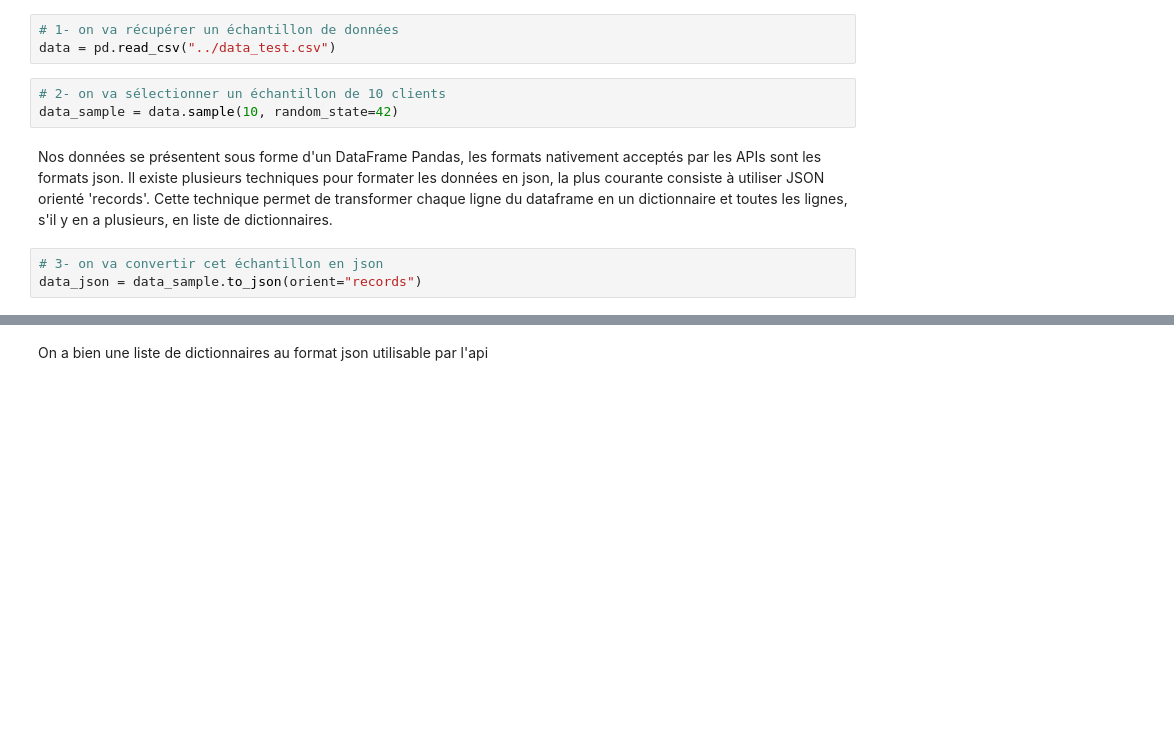
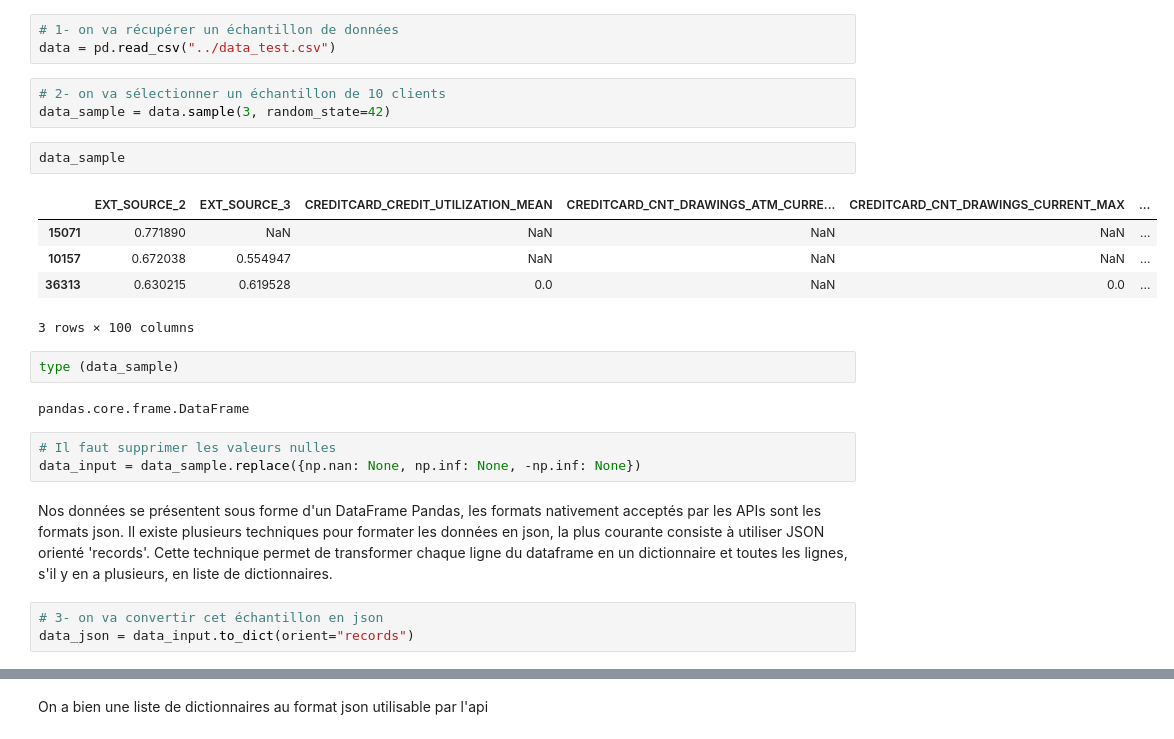
Before and after one commit to LEBOUCHER33/Implementation-scoring_model, a Jupyter notebook: Notebooks/notebook_3.ipynb, the cells around one changed output, grey strips where cells are left out. Drawn from its saved outputs; the diff is of its cells as text; blank space fills up the shorter version.

```diff
--- a/Notebooks/notebook_3.ipynb
+++ b/Notebooks/notebook_3.ipynb
@@ -34,13 +35,28 @@ url = "http://127.0.0.1:8000/predict"
 data = pd.read_csv("../data_test.csv")
 # %%
 # 2- on va sélectionner un échantillon de 10 clients
-data_sample = data.sample(10, random_state=42)
+data_sample = data.sample(3, random_state=42)
+# %%
+data_sample
+# %% [output]
+|  | EXT_SOURCE_2 | EXT_SOURCE_3 | CREDITCARD_CREDIT_UTILIZATION_MEAN | CREDITCARD_CNT_DRAWINGS_ATM_CURRE... | CREDITCARD_CNT_DRAWINGS_CURRENT_MAX | ... |
+| 15071 | 0.771890 | NaN | NaN | NaN | NaN | ... |
+| 10157 | 0.672038 | 0.554947 | NaN | NaN | NaN | ... |
+| 36313 | 0.630215 | 0.619528 | 0.0 | NaN | 0.0 | ... |
+3 rows × 100 columns
+# %%
+type (data_sample)
+# %% [output]
+pandas.core.frame.DataFrame
+# %%
+# Il faut supprimer les valeurs nulles
+data_input = data_sample.replace({np.nan: None, np.inf: None, -np.inf: None})
 # %% [markdown]
 Nos données se présentent sous forme d'un DataFrame Pandas, les formats nativement acceptés par les APIs sont les formats json.
 Il existe plusieurs techniques pour formater les données en json, la plus courante consiste à utiliser JSON orienté 'records'. Cette technique permet de transformer chaque ligne du dataframe en un dictionnaire et toutes les lignes, s'il y en a plusieurs, en liste de dictionnaires.
 # %%
 # 3- on va convertir cet échantillon en json
-data_json = data_sample.to_json(orient="records")
+data_json = data_input.to_dict(orient="records")
 # %%
 data_json
 # %% [output]
```
Also changed, not shown: parts of 5 cells of this notebook, 2 other files.
